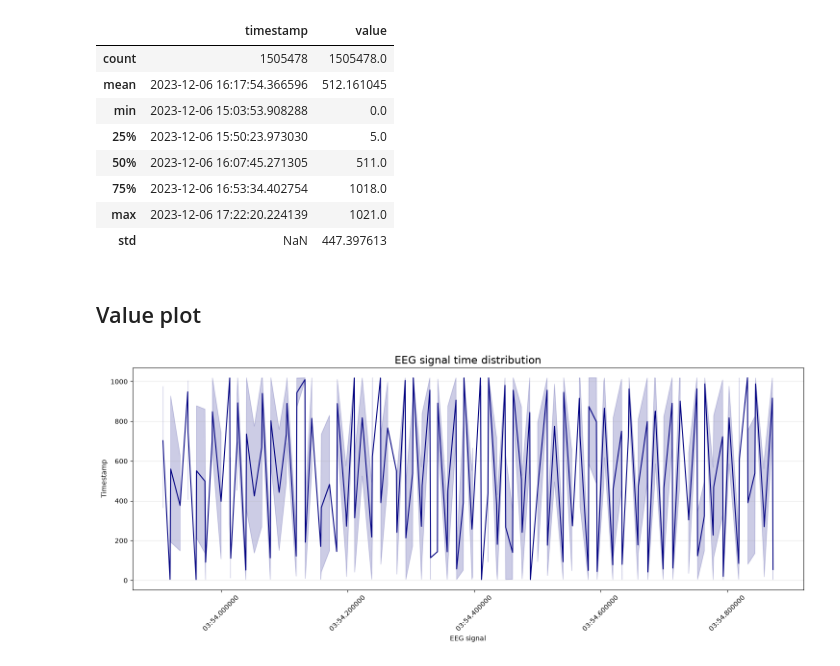
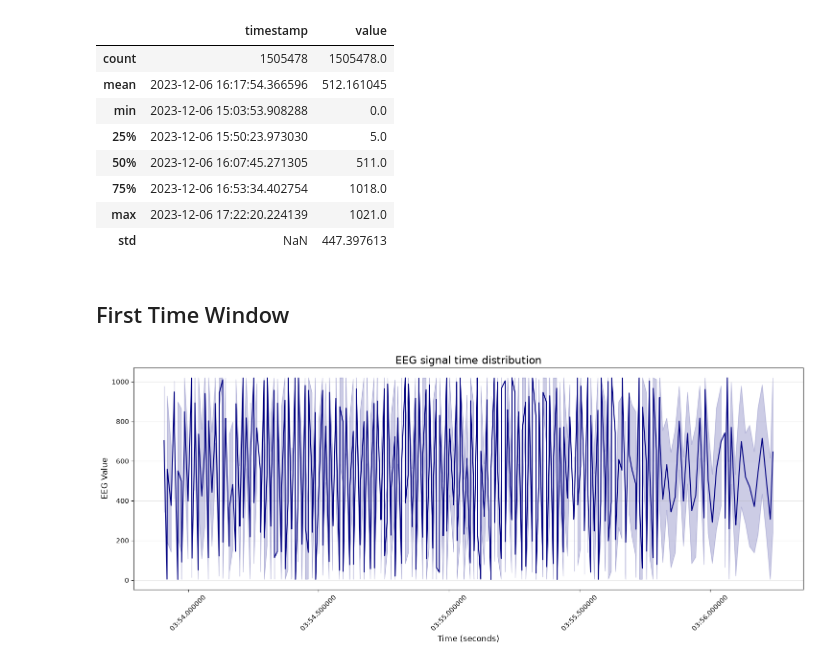
Before and after one commit to CoffeeIsAllYouNeed/Invisible-Driver, a Jupyter notebook: notebooks/eda.ipynb, the cells around one changed output. Drawn from its saved outputs; the diff is of its cells as text; code cells hidden in the pictures.

Commit message:
update: EDA first time window

```diff
--- a/notebooks/eda.ipynb
+++ b/notebooks/eda.ipynb
@@ -69,15 +69,15 @@ df.describe()
 | max | 2023-12-06 17:22:20.224139 | 1021.0 |
 | std | NaN | 447.397613 |
 # %% [markdown]
-## Value plot
+## First Time Window
-# %%
-plt.figure(figsize=(18,6))
-sns.lineplot(data=df.head(500), x='timestamp', y='value', color='navy', linewidth=1.5)
-plt.title('EEG signal time distribution', fontsize=16)
-plt.xlabel('EEG signal')
-plt.ylabel('Timestamp')
-plt.xticks(rotation=45)
-plt.grid(axis='y', alpha=0.3)
-plt.show()
-# %% [output]
-[figure, removed]
+# %%
+plt.figure(figsize=(18,6))
+sns.lineplot(data=df.head(1200), x='timestamp', y='value', color='navy', linewidth=1.5)
+plt.title('EEG signal time distribution', fontsize=16)
+plt.xlabel('Time (seconds)', fontsize=12)
+plt.ylabel('EEG Value', fontsize=12)
+plt.xticks(rotation=45)
+plt.grid(axis='y', alpha=0.3)
+plt.show()
+# %% [output]
+[figure, added]
```
Also changed, not shown: 1 other file.
